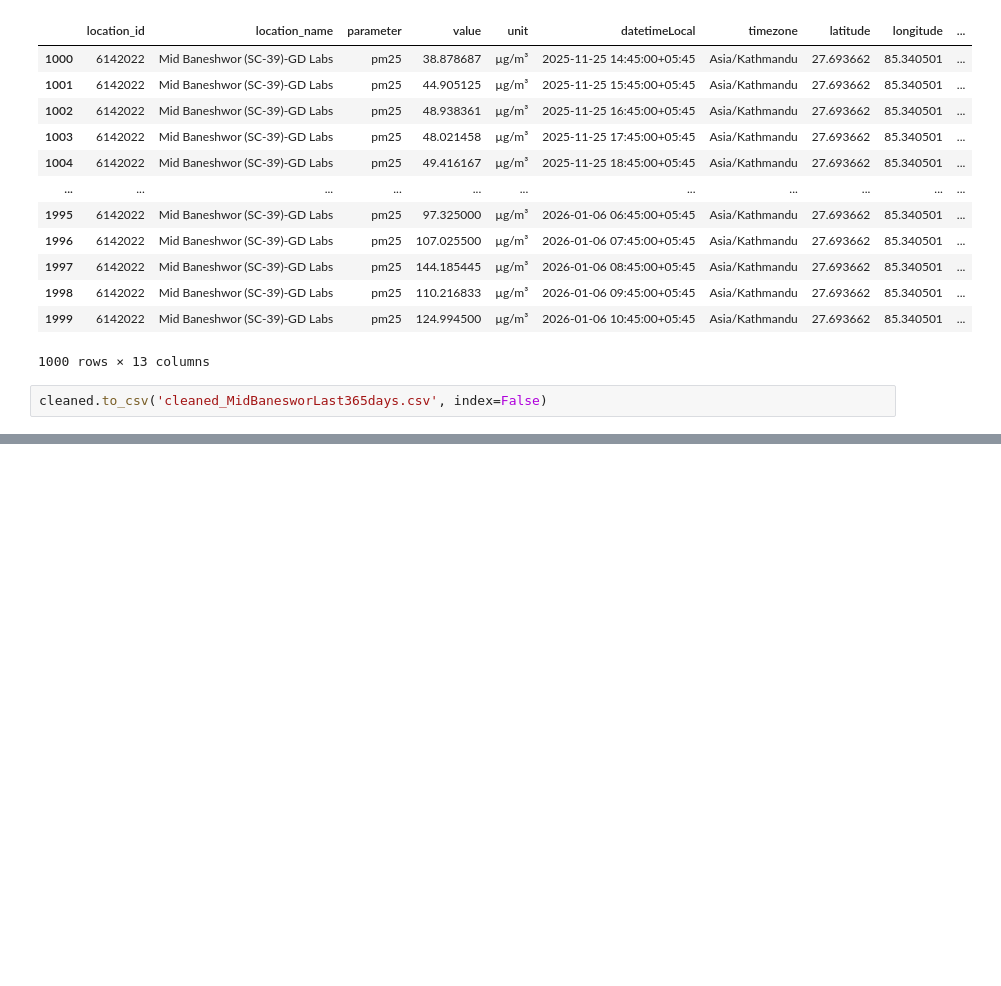
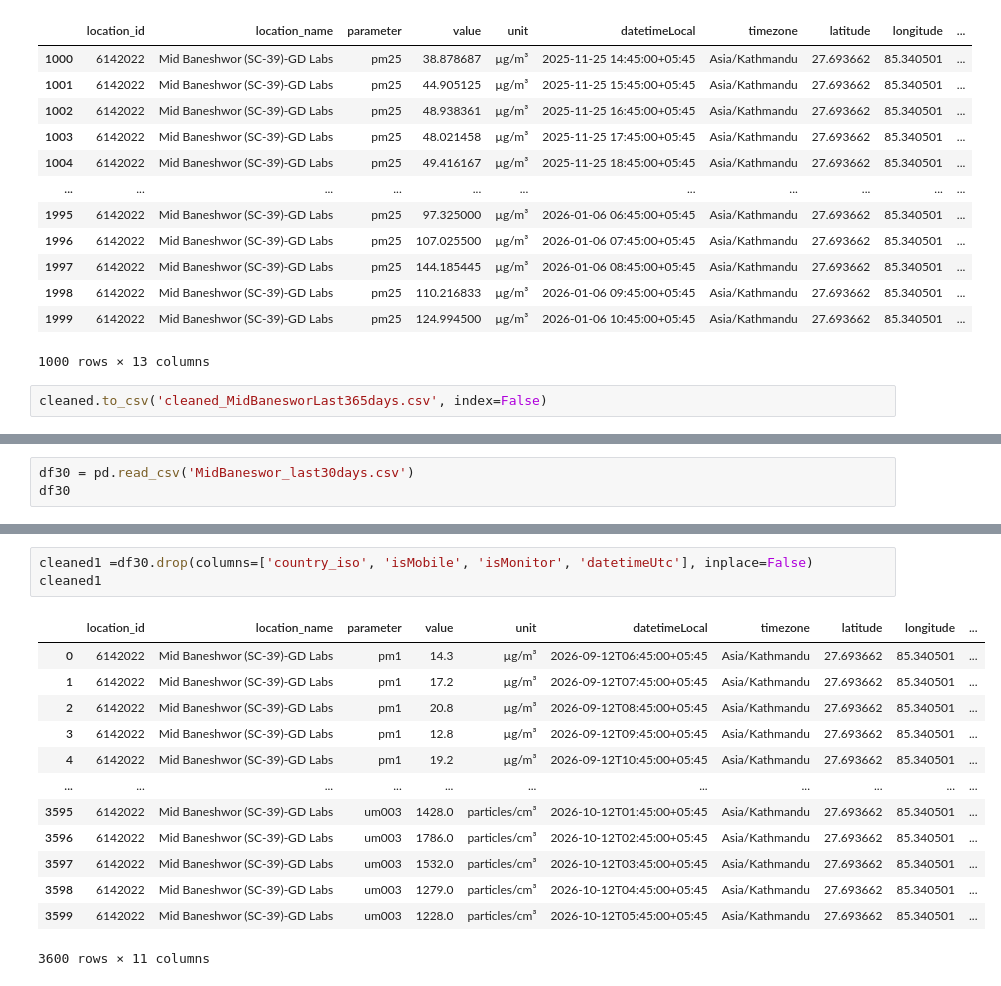
Before and after one commit to Laxmination/Kathmandu-PM2.5-Forecasting, a Jupyter notebook: OpenAQdatasetCleaning/MidBaneswor data cleaning.ipynb, the cells around one changed output, grey strips where cells are left out. Drawn from its saved outputs; the diff is of its cells as text; blank space fills up the shorter version.

Commit message:
Mid-Baneswor last 30 days data cleaning

```diff
--- a/OpenAQdatasetCleaning/MidBaneswor data cleaning.ipynb
+++ b/OpenAQdatasetCleaning/MidBaneswor data cleaning.ipynb
@@ -107,0 +110,3 @@ cleaned.to_csv('cleaned_MidBanesworLast365days.csv', index=False)
+# %%
+df30 = pd.read_csv('MidBaneswor_last30days.csv')
+df30
@@ -107,0 +153,17 @@ cleaned.to_csv('cleaned_MidBanesworLast365days.csv', index=False)
+# %%
+cleaned1 =df30.drop(columns=['country_iso', 'isMobile', 'isMonitor', 'datetimeUtc'], inplace=False)
+cleaned1
+# %% [output]
+|  | location_id | location_name | parameter | value | unit | datetimeLocal | timezone | latitude | longitude | ... |
+| 0 | 6142022 | Mid Baneshwor (SC-39)-GD Labs | pm1 | 14.3 | µg/m³ | 2026-09-12T06:45:00+05:45 | Asia/Kathmandu | 27.693662 | 85.340501 | ... |
+| 1 | 6142022 | Mid Baneshwor (SC-39)-GD Labs | pm1 | 17.2 | µg/m³ | 2026-09-12T07:45:00+05:45 | Asia/Kathmandu | 27.693662 | 85.340501 | ... |
+| 2 | 6142022 | Mid Baneshwor (SC-39)-GD Labs | pm1 | 20.8 | µg/m³ | 2026-09-12T08:45:00+05:45 | Asia/Kathmandu | 27.693662 | 85.340501 | ... |
+| 3 | 6142022 | Mid Baneshwor (SC-39)-GD Labs | pm1 | 12.8 | µg/m³ | 2026-09-12T09:45:00+05:45 | Asia/Kathmandu | 27.693662 | 85.340501 | ... |
+| 4 | 6142022 | Mid Baneshwor (SC-39)-GD Labs | pm1 | 19.2 | µg/m³ | 2026-09-12T10:45:00+05:45 | Asia/Kathmandu | 27.693662 | 85.340501 | ... |
+| ... | ... | ... | ... | ... | ... | ... | ... | ... | ... | ... |
+| 3595 | 6142022 | Mid Baneshwor (SC-39)-GD Labs | um003 | 1428.0 | particles/cm³ | 2026-10-12T01:45:00+05:45 | Asia/Kathmandu | 27.693662 | 85.340501 | ... |
+| 3596 | 6142022 | Mid Baneshwor (SC-39)-GD Labs | um003 | 1786.0 | particles/cm³ | 2026-10-12T02:45:00+05:45 | Asia/Kathmandu | 27.693662 | 85.340501 | ... |
+| 3597 | 6142022 | Mid Baneshwor (SC-39)-GD Labs | um003 | 1532.0 | particles/cm³ | 2026-10-12T03:45:00+05:45 | Asia/Kathmandu | 27.693662 | 85.340501 | ... |
+| 3598 | 6142022 | Mid Baneshwor (SC-39)-GD Labs | um003 | 1279.0 | particles/cm³ | 2026-10-12T04:45:00+05:45 | Asia/Kathmandu | 27.693662 | 85.340501 | ... |
+| 3599 | 6142022 | Mid Baneshwor (SC-39)-GD Labs | um003 | 1228.0 | particles/cm³ | 2026-10-12T05:45:00+05:45 | Asia/Kathmandu | 27.693662 | 85.340501 | ... |
+3600 rows × 11 columns
```
Also changed, not shown: parts of 7 cells of this notebook, 2 other files.
